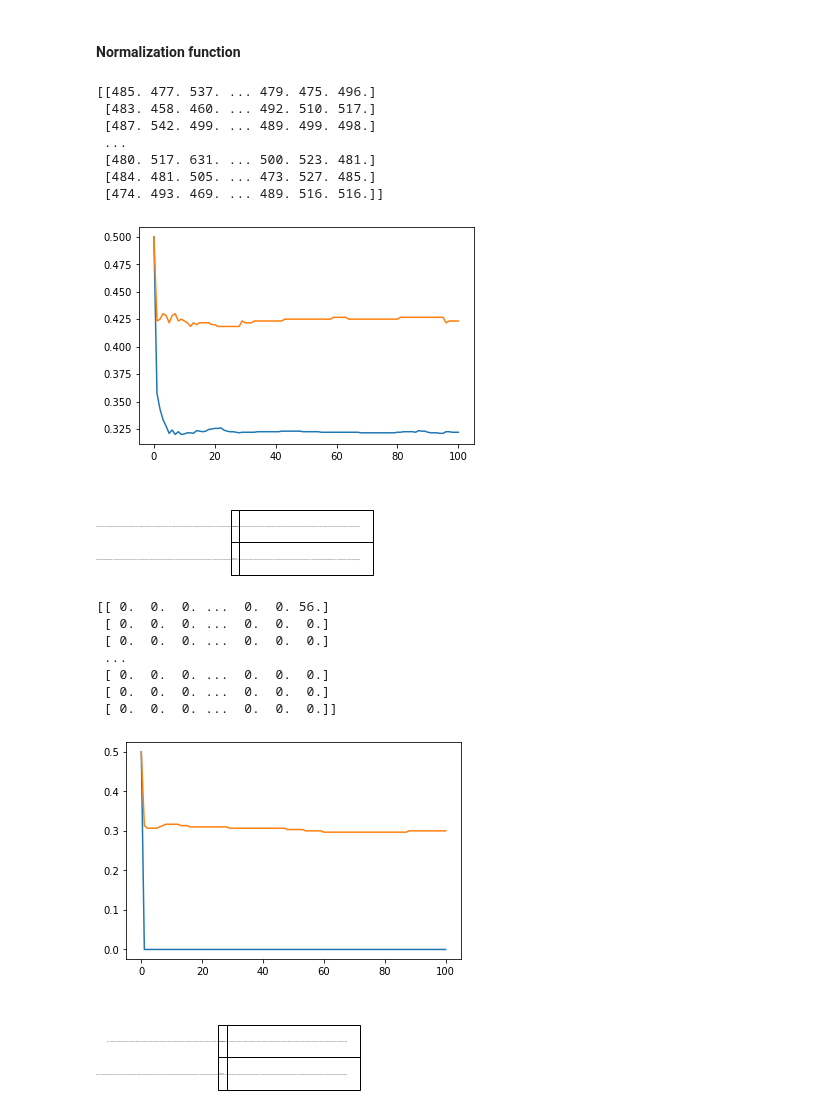
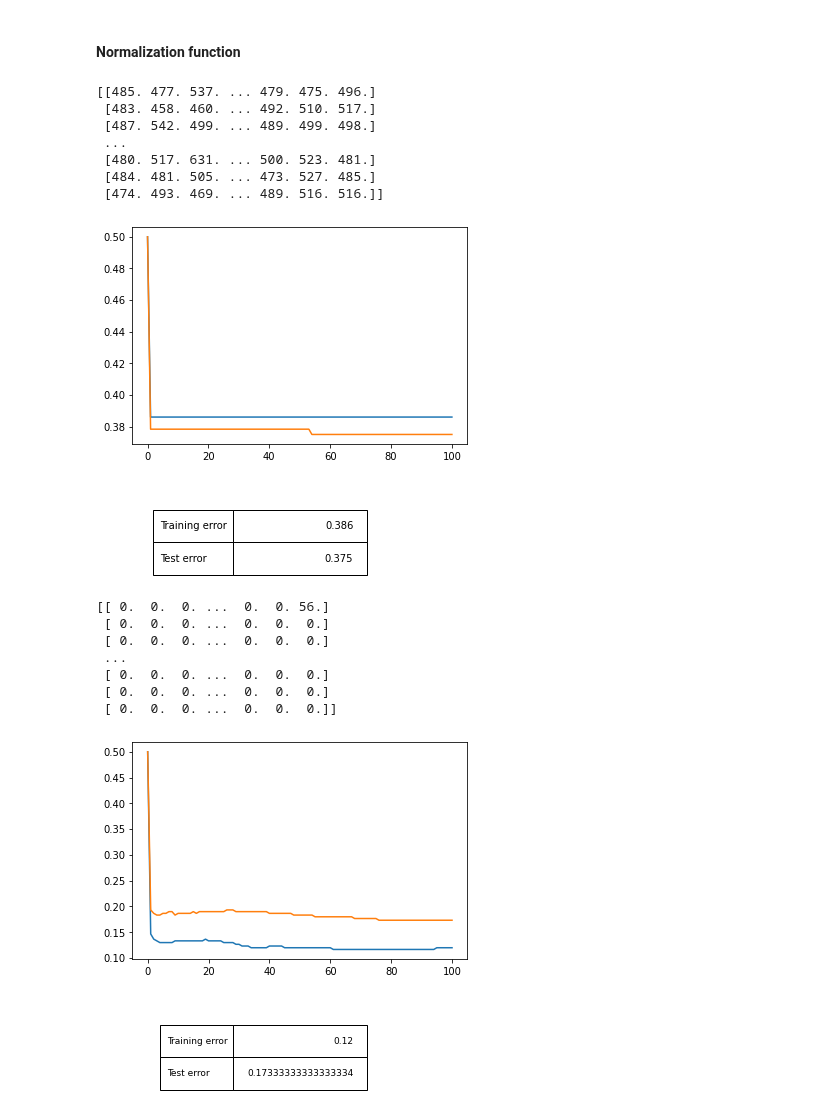
Before and after one commit to Kosaro/MachineLearningAssignments, a Jupyter notebook: TISP.ipynb, the cells around one changed output. Cells and saved outputs as stored; diff of their text form; code cells hidden in the pictures.

```diff
--- a/TISP.ipynb
+++ b/TISP.ipynb
@@ -101,20 +101,20 @@ def plot(error_test, error_train, features):
 # %%
 train_x, train_y, test_x, test_y = get_madelon()
 # %%
-train_tisp(train_x, train_y, test_x, test_y, .01)
+train_tisp(train_x, train_y, test_x, test_y, .05)
 # %% [output]
 [[485. 477. 537. ... 479. 475. 496.]
  [483. 458. 460. ... 492. 510. 517.]
  [487. 542. 499. ... 489. 499. 498.]
  ...
  [480. 517. 631. ... 500. 523. 481.]
  [484. 481. 505. ... 473. 527. 485.]
  [474. 493. 469. ... 489. 516. 516.]]
-[figure, old version]
+[figure, new version]
 # %%
 train_x, train_y, test_x, test_y = get_dexter()
 # %%
-train_tisp(train_x, train_y, test_x, test_y, .01)
+train_tisp(train_x, train_y, test_x, test_y, .1)
 # %% [output]
 [[ 0.  0.  0. ...  0.  0. 56.]
  [ 0.  0.  0. ...  0.  0.  0.]
@@ -123,7 +123,7 @@ train_tisp(train_x, train_y, test_x, test_y, .01)
  [ 0.  0.  0. ...  0.  0.  0.]
  [ 0.  0.  0. ...  0.  0.  0.]
  [ 0.  0.  0. ...  0.  0.  0.]]
-[figure, old version]
+[figure, new version]
 # %%
 train_x, train_y, test_x, test_y, _ = get_gisette()
 # %%
```
Also changed, not shown: parts of 4 cells of this notebook.
